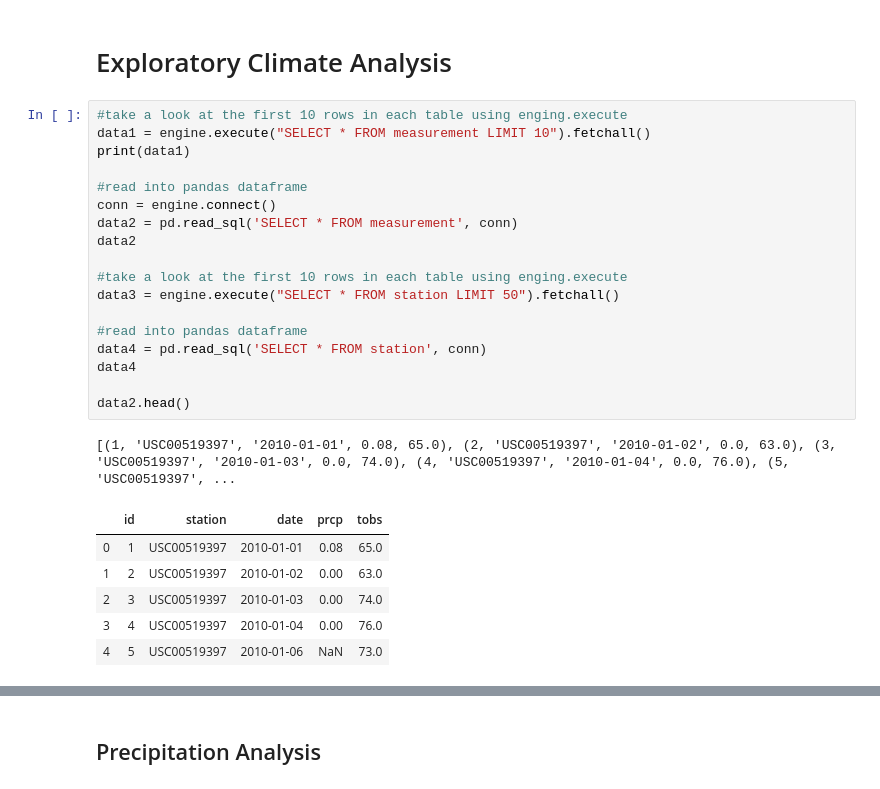
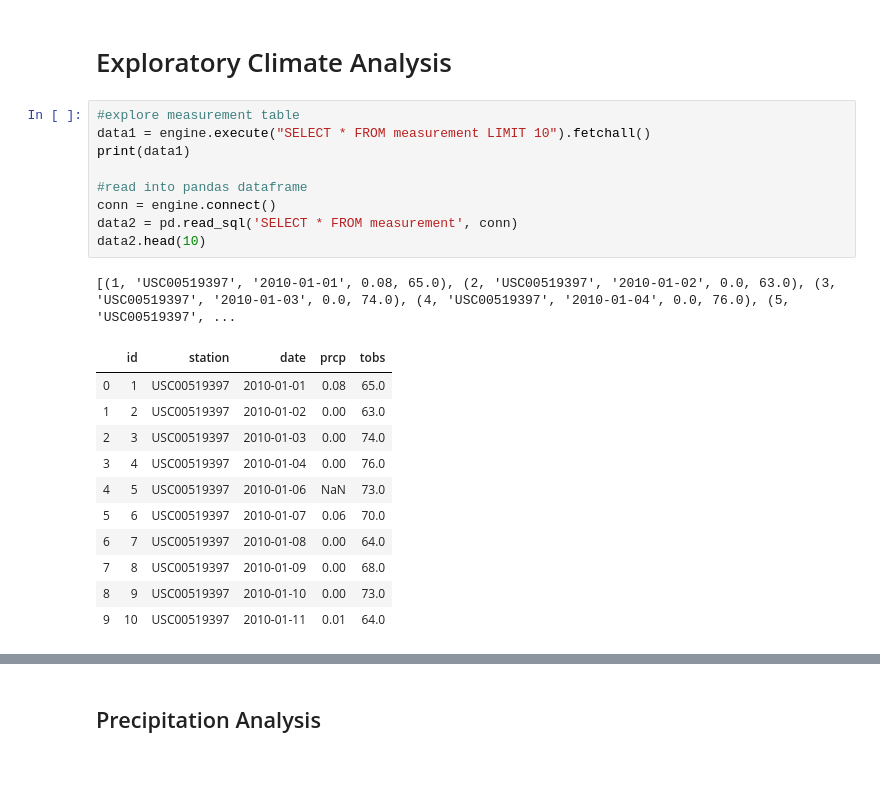
Before and after one commit to TrevorLovesMommy/sqlalchemy-challenge, a Jupyter notebook: climate_starter.ipynb, the cells around one changed output, grey strips where cells are left out. Drawn from its saved outputs; the diff is of its cells as text.

```diff
--- a/climate_starter.ipynb
+++ b/climate_starter.ipynb
@@ -39,28 +39,24 @@ session = Session(engine)
 # %% [markdown]
 # Exploratory Climate Analysis
 # %%
-#take a look at the first 10 rows in each table using enging.execute
+#explore measurement table
 data1 = engine.execute("SELECT * FROM measurement LIMIT 10").fetchall()
 print(data1)
 
 #read into pandas dataframe
 conn = engine.connect()
 data2 = pd.read_sql('SELECT * FROM measurement', conn)
-data2
-
-#take a look at the first 10 rows in each table using enging.execute
-data3 = engine.execute("SELECT * FROM station LIMIT 50").fetchall()
-
-#read into pandas dataframe
-data4 = pd.read_sql('SELECT * FROM station', conn)
-data4
-
-data2.head()
+data2.head(10)
 # %% [output]
 [(1, 'USC00519397', '2010-01-01', 0.08, 65.0), (2, 'USC00519397', '2010-01-02', 0.0, 63.0), (3, 'USC00519397', '2010-01-03', 0.0, 74.0), (4, 'USC00519397', '2010-01-04', 0.0, 76.0), (5, 'USC00519397', ...
 |  | id | station | date | prcp | tobs |
 | 0 | 1 | USC00519397 | 2010-01-01 | 0.08 | 65.0 |
 | 1 | 2 | USC00519397 | 2010-01-02 | 0.00 | 63.0 |
 | 2 | 3 | USC00519397 | 2010-01-03 | 0.00 | 74.0 |
 | 3 | 4 | USC00519397 | 2010-01-04 | 0.00 | 76.0 |
 | 4 | 5 | USC00519397 | 2010-01-06 | NaN | 73.0 |
+| 5 | 6 | USC00519397 | 2010-01-07 | 0.06 | 70.0 |
+| 6 | 7 | USC00519397 | 2010-01-08 | 0.00 | 64.0 |
+| 7 | 8 | USC00519397 | 2010-01-09 | 0.00 | 68.0 |
+| 8 | 9 | USC00519397 | 2010-01-10 | 0.00 | 73.0 |
+| 9 | 10 | USC00519397 | 2010-01-11 | 0.01 | 64.0 |
```
Also changed, not shown: parts of 9 cells of this notebook, 1 other file.
